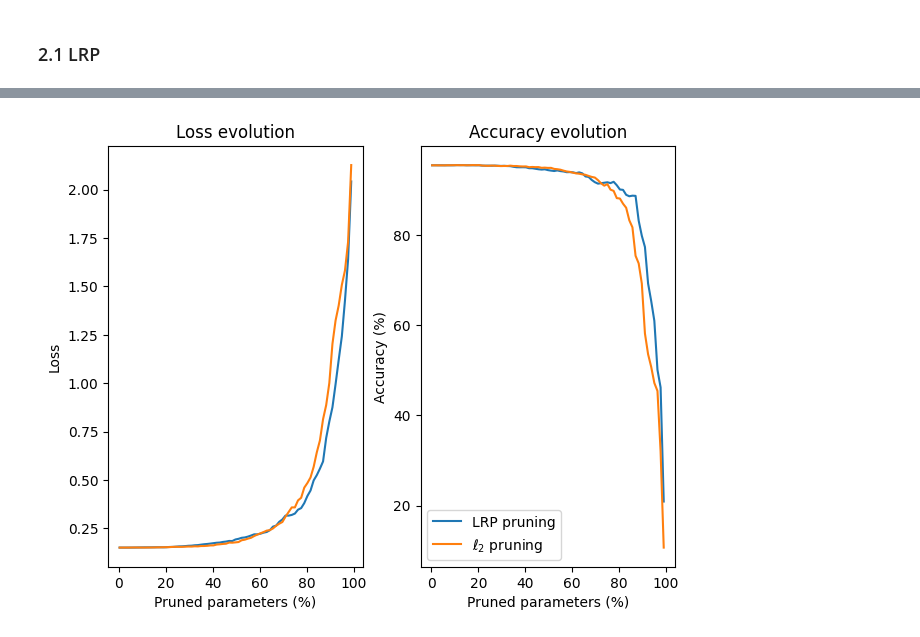
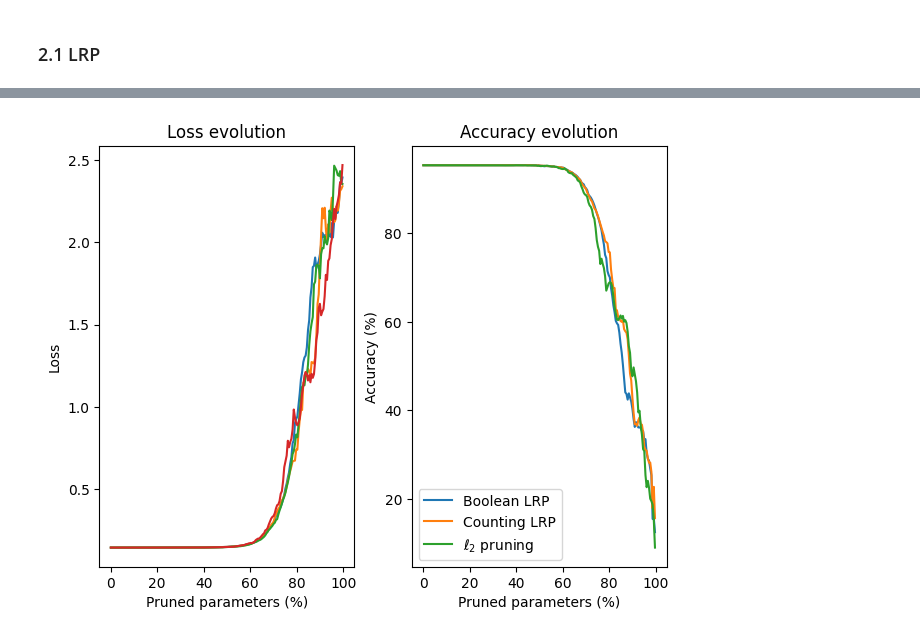
Before and after one commit to Red-Rapious/Semiring-LRP, a Jupyter notebook: code/mnist-pruning.ipynb, the cells around one changed output, grey strips where cells are left out. Saved outputs shown, nothing was run; the diff lists cells and outputs as text; code cells hidden in the pictures.

Commit message:
Added counting and boolean pruning

```diff
--- a/code/mnist-pruning.ipynb
+++ b/code/mnist-pruning.ipynb
@@ -244,0 +247,9 @@ def lrp_structured(module, name, amount, dim, relevance=None):
+# %%
+SUBSET = 500
+
+X = train.data.reshape((60000, 784)).detach().numpy()
+X = X[:SUBSET]
+T = train.targets.detach().numpy()
+T = T[:SUBSET]
+# %%
+def rho(w, l):  return w
@@ -244,0 +281,2 @@ def lrp_structured(module, name, amount, dim, relevance=None):
+# %%
+R_count = [semiring.semiring_to_float(x) for x in R_count]
@@ -245 +310,3 @@ def lrp_structured(module, name, amount, dim, relevance=None):
+# %%
+R_bool = [semiring.semiring_to_float(x) for x in R_bool]
 # %% [markdown]
@@ -267,11 +334,11 @@ fig, axs = plt.subplots(1, 2)
 fig.tight_layout()
 
 STEP = 4
-DIM = 0
-x = np.array(list(range(1, 300, STEP)))
+DIM = 1
+x = np.array(list(range(1, 784, STEP)))
 
 
-### -- LRP pruning --
+### -- Boolean LRP pruning --
 model = copy.deepcopy(og_model)
 linear1 = list(model.modules())[2]
 linear2 = list(model.modules())[4]
@@ -280,7 +347,7 @@ s = 0
 # losses, accuracies = eval_model(model)
 losses, accuracies = [], []
 for i in x:
-   lrp_structured(linear1, name="weight", amount=i, relevance=np.mean(np.abs(R[1-DIM]), axis=0), dim=DIM)
+   lrp_structured(linear1, name="weight", amount=i, relevance=np.mean(np.abs(R_bool[1-DIM]), axis=0), dim=DIM)
    #lrp_structured(linear2, name="weight", amount=i, relevance=R[1], dim=DIM)
 
 #    mask = list(linear1.named_buffers())[0][1]
@@ -296,10 +363,57 @@ for i in x:
 losses = [l.cpu() for l in losses]
 accuracies = [a for a in accuracies]
 
+axs[0].plot(x/linear1.weight.shape[DIM]*100, losses, label="Boolean LRP")
+axs[1].plot(x/linear1.weight.shape[DIM]*100, accuracies, label="Boolean LRP")
 
 
-axs[0].plot(x/linear1.weight.shape[DIM]*100, losses, label="LRP pruning")
-axs[1].plot(x/linear1.weight.shape[DIM]*100, accuracies, label="LRP pruning")
+### -- Counting LRP pruning --
+model = copy.deepcopy(og_model)
+linear1 = list(model.modules())[2]
+linear2 = list(model.modules())[4]
+
+s = 0
+# losses, accuracies = eval_model(model)
+losses, accuracies = [], []
+for i in x:
+   lrp_structured(linear1, name="weight", amount=i, relevance=np.mean(np.abs(R_count[1-DIM]), axis=0), dim=DIM)
+   #lrp_structured(linear2, name="weight", amount=i, relevance=R[1], dim=DIM)
+
+   prune.remove(linear1, name="weight")
+   #prune.remove(linear2, name="weight")
+   test_loss, test_acc = eval_model(model)
+   losses.append(test_loss)
+   accuracies.append(test_acc)
+
+losses = [l.cpu() for l in losses]
+accuracies = [a for a in accuracies]
+
+axs[0].plot(x/linear1.weight.shape[DIM]*100, losses, label="Counting LRP")
+axs[1].plot(x/linear1.weight.shape[DIM]*100, accuracies, label="Counting LRP")
+
+### -- LRP pruning --
+model = copy.deepcopy(og_model)
+linear1 = list(model.modules())[2]
+linear2 = list(model.modules())[4]
+
+s = 0
+# losses, accuracies = eval_model(model)
+losses, accuracies = [], []
+for i in x:
+   lrp_structured(linear1, name="weight", amount=i, relevance=np.mean(np.abs(R[1-DIM]), axis=0), dim=DIM)
+   #lrp_structured(linear2, name="weight", amount=i, relevance=R[1], dim=DIM)
+
+   prune.remove(linear1, name="weight")
+   #prune.remove(linear2, name="weight")
+   test_loss, test_acc = eval_model(model)
+   losses.append(test_loss)
+   accuracies.append(test_acc)
+
+losses = [l.cpu() for l in losses]
+accuracies = [a for a in accuracies]
+
+axs[0].plot(x/linear1.weight.shape[DIM]*100, losses, label="Classic LRP")
+axs[1].plot(x/linear1.weight.shape[DIM]*100, accuracies, label="Classic LRP")
 
 
 
@@ -315,10 +429,6 @@ losses, accuracies = [], []
 for i in x:
     prune.ln_structured(linear1, name="weight", amount=i, n=2, dim=DIM)
     #prune.ln_structured(linear2, name="weight", amount=i, n=2, dim=DIM)
-
-    # mask = list(linear1.named_buffers())[0][1]
-    # plt.imshow(mask.cpu(), cmap="gray")
-    # plt.show()
 
     prune.remove(linear1, name="weight")
     #prune.remove(linear2, name="weight")
@@ -342,7 +452,7 @@ axs[1].plot(x/linear1.weight.shape[DIM]*100, accuracies, label="$\ell_2$ pruning
 # # losses, accuracies = eval_model(model)
 # losses, accuracies = [], []
 # for i in x:
-#     prune.ln_structured(linear1, name="weight", amount=i, n=1, dim=0)
+#     prune.ln_structured(linear1, name="weight", amount=i, n=1, dim=DIM)
 #     #prune.ln_structured(linear2, name="weight", amount=i, n=1, dim=0)
 #     prune.remove(linear1, name="weight")
 #     #prune.remove(linear2, name="weight")
@@ -362,32 +472,32 @@ axs[1].plot(x/linear1.weight.shape[DIM]*100, accuracies, label="$\ell_2$ pruning
 # linear1 = list(model.modules())[2]
 # linear2 = list(model.modules())[4]
 
 # s = 0
 # # losses, accuracies = eval_model(model)
 # losses, accuracies = [], []
 # for i in x:
-#     prune.random_structured(linear1, name="weight", amount=STEP, dim=0)
+#     prune.random_structured(linear1, name="weight", amount=STEP, dim=DIM)
 #     prune.random_structured(linear2, name="weight", amount=STEP, dim=0)
 #     test_loss, test_acc = eval_model(model)
 #     losses.append(test_loss)
 #     accuracies.append(test_acc)
 
 # losses = [l.cpu() for l in losses]
 # accuracies = [a for a in accuracies]
 
 # axs[0].plot(x, losses, label="Random pruning")
 # axs[1].plot(x, accuracies, label="Random pruning")
 
 # -- PLOTS --
 axs[0].set_xlabel("Pruned parameters (%)")
 axs[0].set_ylabel("Loss")
 axs[0].set_title("Loss evolution")
 
 axs[1].set_xlabel("Pruned parameters (%)")
 axs[1].set_ylabel("Accuracy (%)")
 axs[1].set_title("Accuracy evolution")
 
 plt.legend()
 plt.show()
 # %% [output]
-[figure, old version]
+[figure, new version]
```
Also changed, not shown: parts of 7 cells of this notebook.
